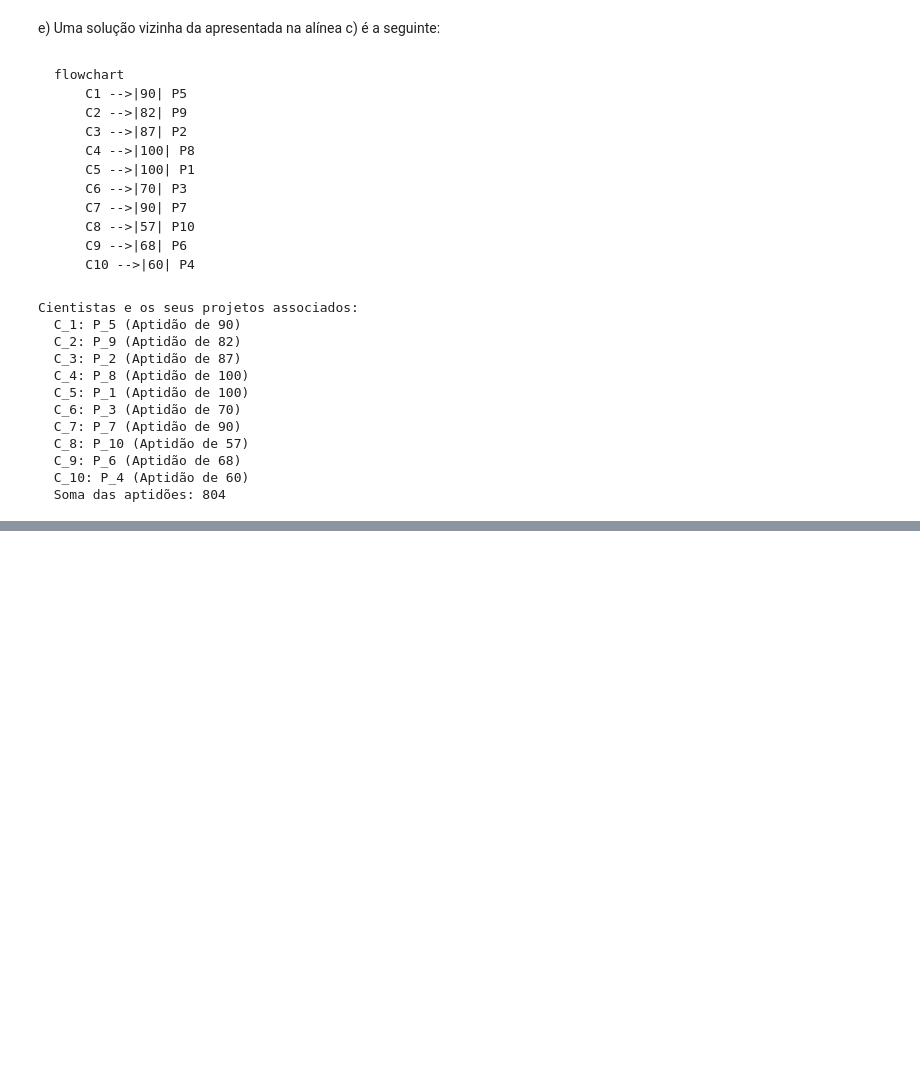
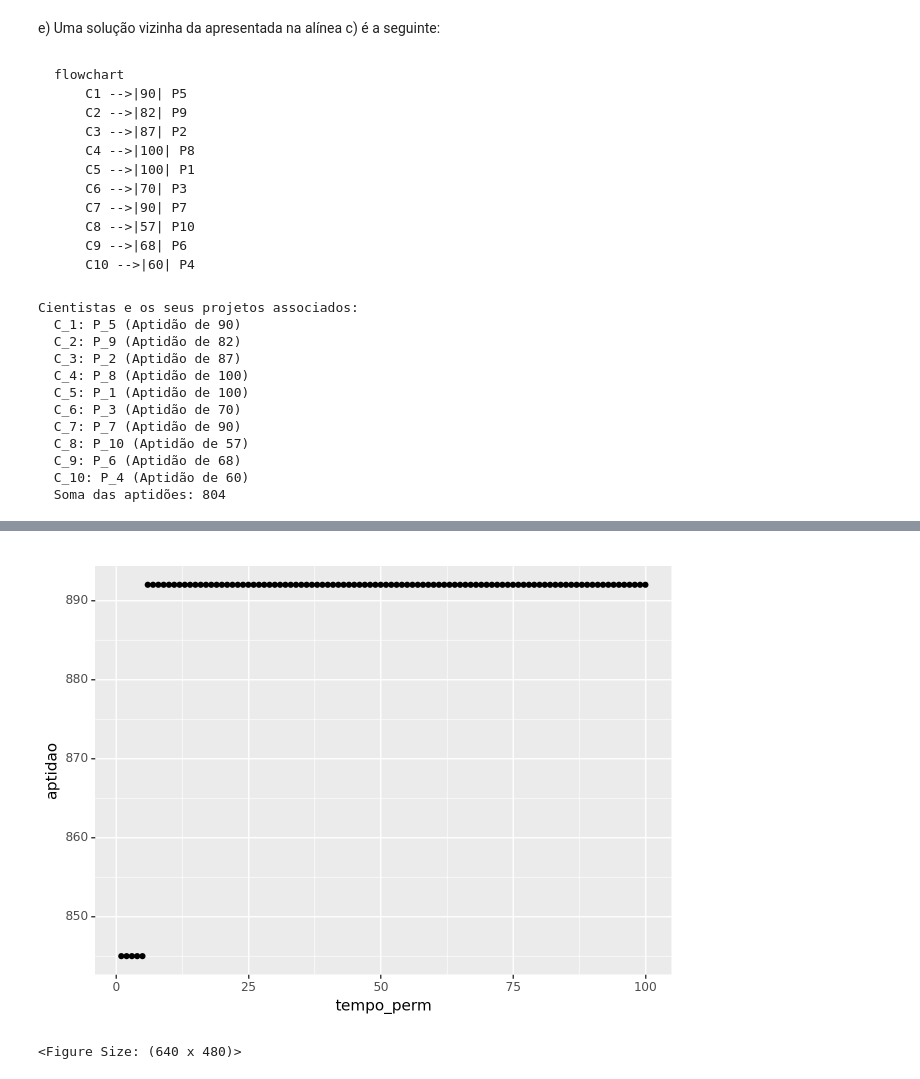
Before and after one commit to notPlancha/projeto-optimizacao, a Jupyter notebook: II/Rascunho.ipynb, the cells around one changed output, grey strips where cells are left out. Saved outputs shown, nothing was run; the diff lists cells and outputs as text; code cells hidden in the pictures; blank space fills up the shorter version.

```diff
--- a/II/Rascunho.ipynb
+++ b/II/Rascunho.ipynb
@@ -82,6 +83,9 @@ class Cientistas:
         return iter(self.cientistas)
     def getSum(self):
         return sum([cient.projetoAssociado.aptidao for cient in self.cientistas if cient.projetoAssociado is not None])
+    @property
+    def aptidaoTotal(self):
+        return self.getSum()
     def __len__(self):
         return len(self.cientistas)
     def tradeProject(self, cientista1: int | Cientista, cientista2: int | Cientista):
@@ -226,0 +224,2 @@ f) A
+# %%
+tabu = [cientistas]
@@ -226,0 +294,8 @@ f) A
+# %%
+showLog = False
+all = []
+for i in range(1, 101):
+    # tentar com todos os tempos de permanência
+    all.append((i, TabuSearch(cientistas, tempo_perm=i, max_iter=100, minApt=850)))
+print(f"Apitdão máxima com todos os tempos de permanência")
+print(max(all, key=lambda x: x[1].aptidaoTotal)[1])
@@ -226,0 +316,9 @@ f) A
+# %%
+from plotnine import *
+# list of tuples to dataframe
+df = DataFrame(all, columns=["tempo_perm", "cientistas"])
+df["aptidao"] = df["cientistas"].apply(lambda x: x.aptidaoTotal)
+(ggplot(df, aes(x="tempo_perm", y="aptidao")) + geom_point())
+# %% [output]
+[figure, added]
+<Figure Size: (640 x 480)>
```
Also changed, not shown: parts of 12 cells of this notebook, 2 other files.
